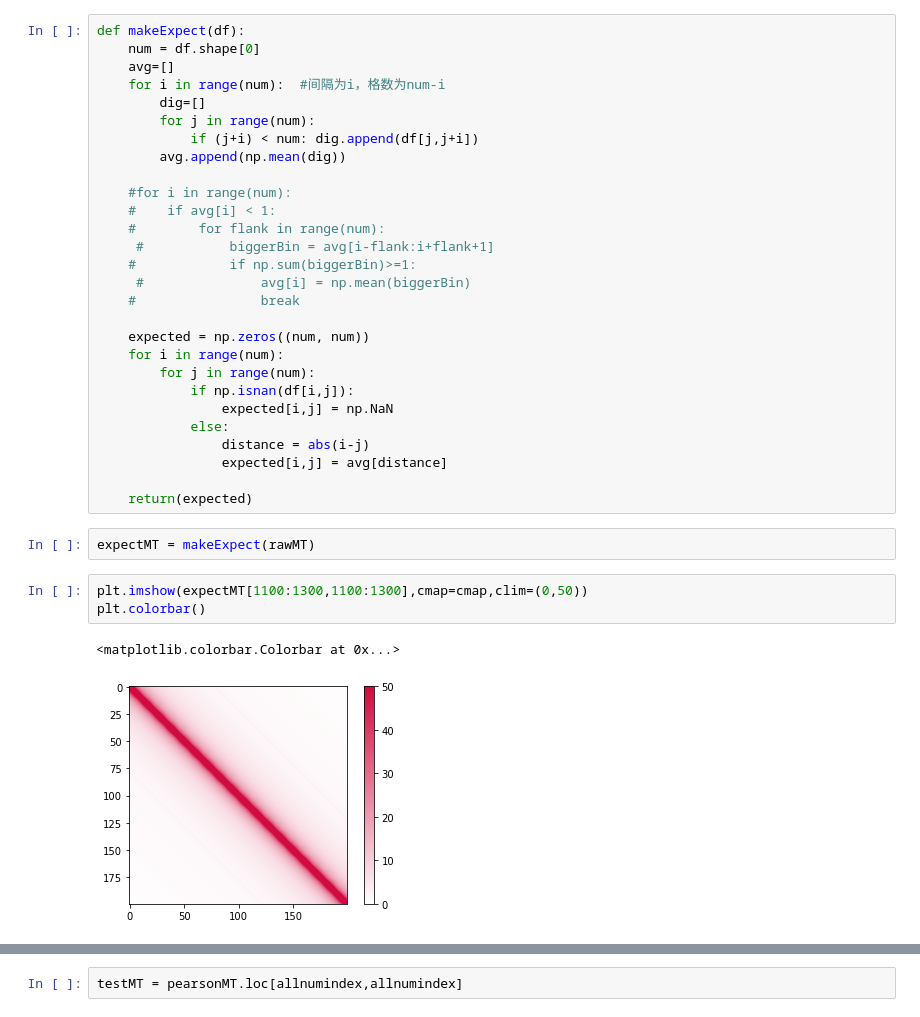
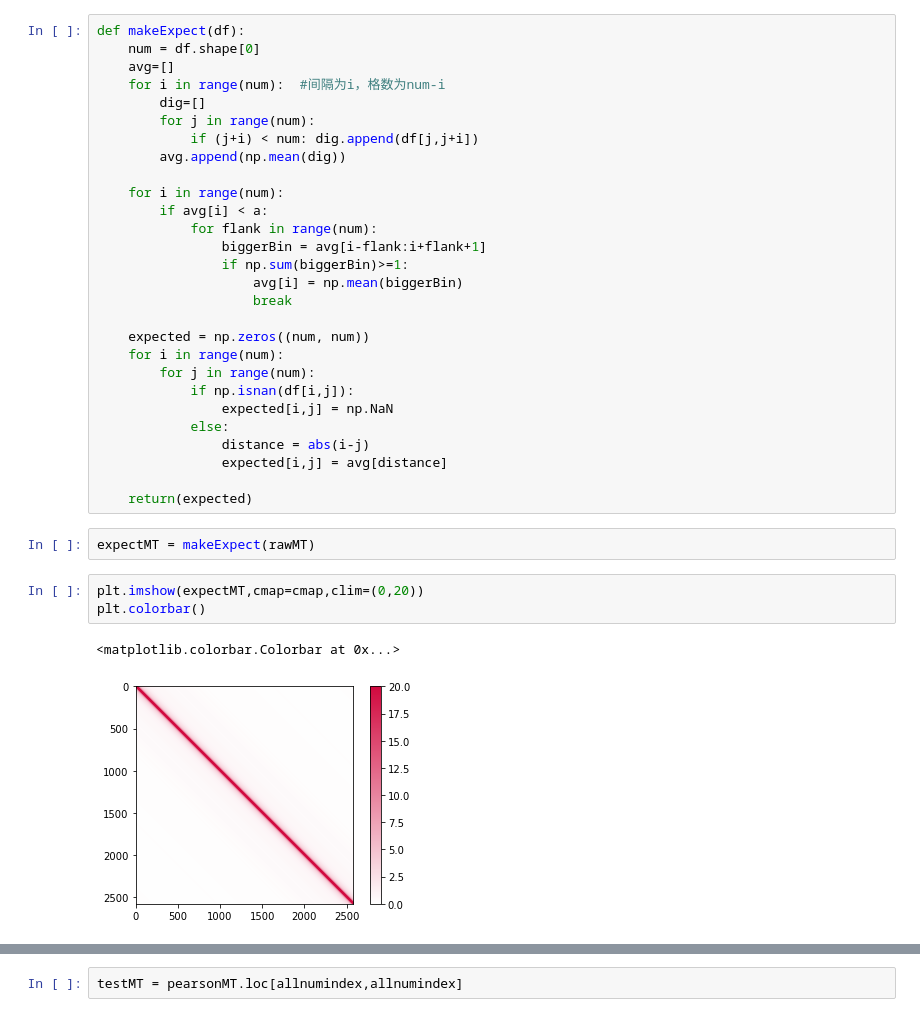
Before and after one commit to wangjk321/HiC1Dmetrics, a Jupyter notebook: ForTest.ipynb, the cells around one changed output, grey strips where cells are left out. Saved outputs shown, nothing was run; the diff lists cells and outputs as text.

```diff
--- a/ForTest.ipynb
+++ b/ForTest.ipynb
@@ -31,13 +47,13 @@ def makeExpect(df):
             if (j+i) < num: dig.append(df[j,j+i])
         avg.append(np.mean(dig))
 
-    #for i in range(num):
-    #    if avg[i] < 1:
-    #        for flank in range(num):
-     #           biggerBin = avg[i-flank:i+flank+1]
-    #            if np.sum(biggerBin)>=1:
-     #               avg[i] = np.mean(biggerBin)
-    #                break
+    for i in range(num):
+        if avg[i] < a:
+            for flank in range(num):
+                biggerBin = avg[i-flank:i+flank+1]
+                if np.sum(biggerBin)>=1:
+                    avg[i] = np.mean(biggerBin)
+                    break
 
     expected = np.zeros((num, num))
     for i in range(num):
@@ -52,11 +68,11 @@ def makeExpect(df):
 # %%
 expectMT = makeExpect(rawMT)
 # %%
-plt.imshow(expectMT[1100:1300,1100:1300],cmap=cmap,clim=(0,50))
+plt.imshow(expectMT,cmap=cmap,clim=(0,20))
 plt.colorbar()
 # %% [output]
 <matplotlib.colorbar.Colorbar at 0x...>
-[figure, old version]
+[figure, new version]
 # %%
 #OE 不log
 oe = np.nan_to_num(rawMT / expectMT)
```
Also changed, not shown: parts of 15 cells of this notebook, 5 other files.
